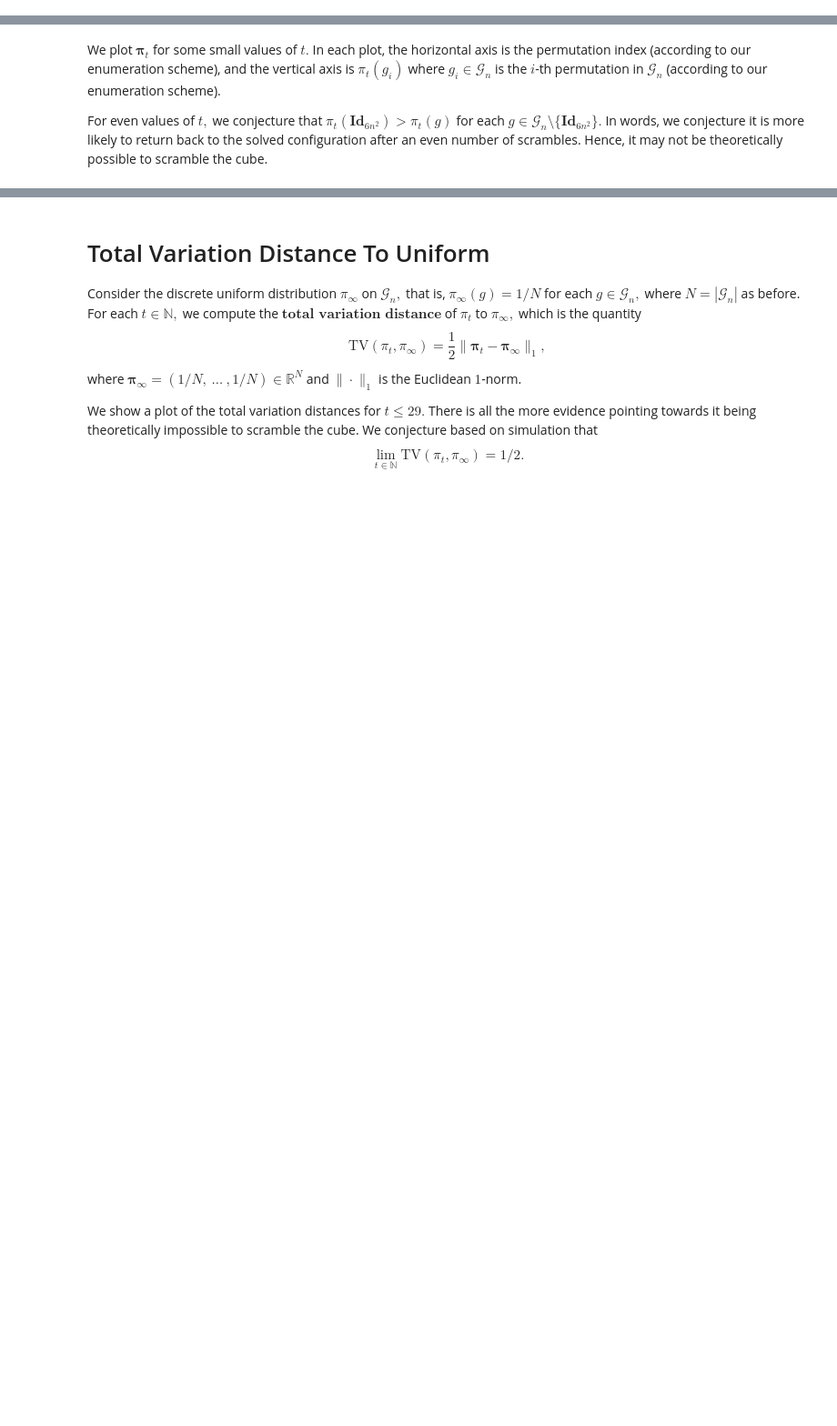
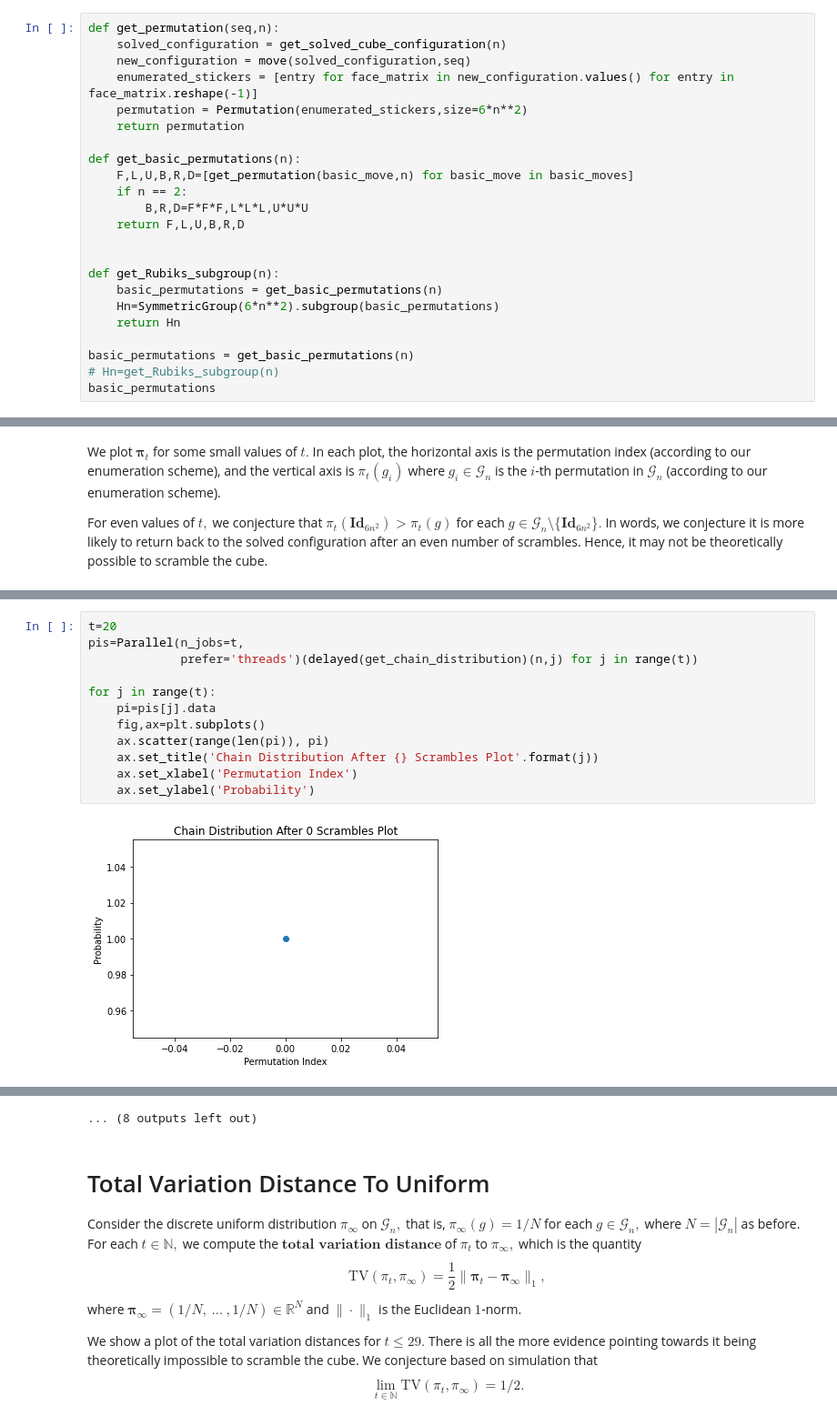
Before and after one commit to vskaush2/RubiksCubeMarkovChain, a Jupyter notebook: RubiksCubeMarkovChainDemo.ipynb, the cells around one changed output, grey strips where cells are left out. Shown: that part at 91% size. Cells and saved outputs as stored; diff of their text form; blank space fills up the shorter version.

```diff
--- a/RubiksCubeMarkovChainDemo.ipynb
+++ b/RubiksCubeMarkovChainDemo.ipynb
@@ -123,0 +222,23 @@ dict(zip(basic_moves,basic_perms))
+# %%
+def get_permutation(seq,n):
+    solved_configuration = get_solved_cube_configuration(n)
+    new_configuration = move(solved_configuration,seq)
+    enumerated_stickers = [entry for face_matrix in new_configuration.values() for entry in face_matrix.reshape(-1)]
+    permutation = Permutation(enumerated_stickers,size=6*n**2)
+    return permutation
+
+def get_basic_permutations(n):
+    F,L,U,B,R,D=[get_permutation(basic_move,n) for basic_move in basic_moves]
+    if n == 2:
+        B,R,D=F*F*F,L*L*L,U*U*U
+    return F,L,U,B,R,D
+
+
+def get_Rubiks_subgroup(n):
+    basic_permutations = get_basic_permutations(n)
+    Hn=SymmetricGroup(6*n**2).subgroup(basic_permutations)
+    return Hn
+
+basic_permutations = get_basic_permutations(n)
+# Hn=get_Rubiks_subgroup(n)
+basic_permutations
@@ -360,0 +470,14 @@ for t in range(20):
+# %%
+t=20
+pis=Parallel(n_jobs=t,
+             prefer='threads')(delayed(get_chain_distribution)(n,j) for j in range(t))
+
+for j in range(t):
+    pi=pis[j].data
+    fig,ax=plt.subplots()
+    ax.scatter(range(len(pi)), pi)
+    ax.set_title('Chain Distribution After {} Scrambles Plot'.format(j))
+    ax.set_xlabel('Permutation Index')
+    ax.set_ylabel('Probability')
+# %% [output]
+[figure, added]
@@ -361,3 +495,4 @@ for t in range(20):
+... (8 outputs left out)
 # %% [markdown]
 # Total Variation Distance To Uniform
 Consider the discrete uniform distribution $\pi_\infty$ on $\mathcal{G}_n,$ that is, $\pi_\infty(g)=1/N$ for each $g \in \mathcal{G}_n,$ where $N=|\mathcal{G}_n|$ as before. For each $t \in \mathbb{N},$ we compute the $\textbf{total variation distance}$ of $\pi_t$ to $\pi_\infty,$ which is the quantity
```
Also changed, not shown: parts of 21 cells of this notebook, 1 other file.
